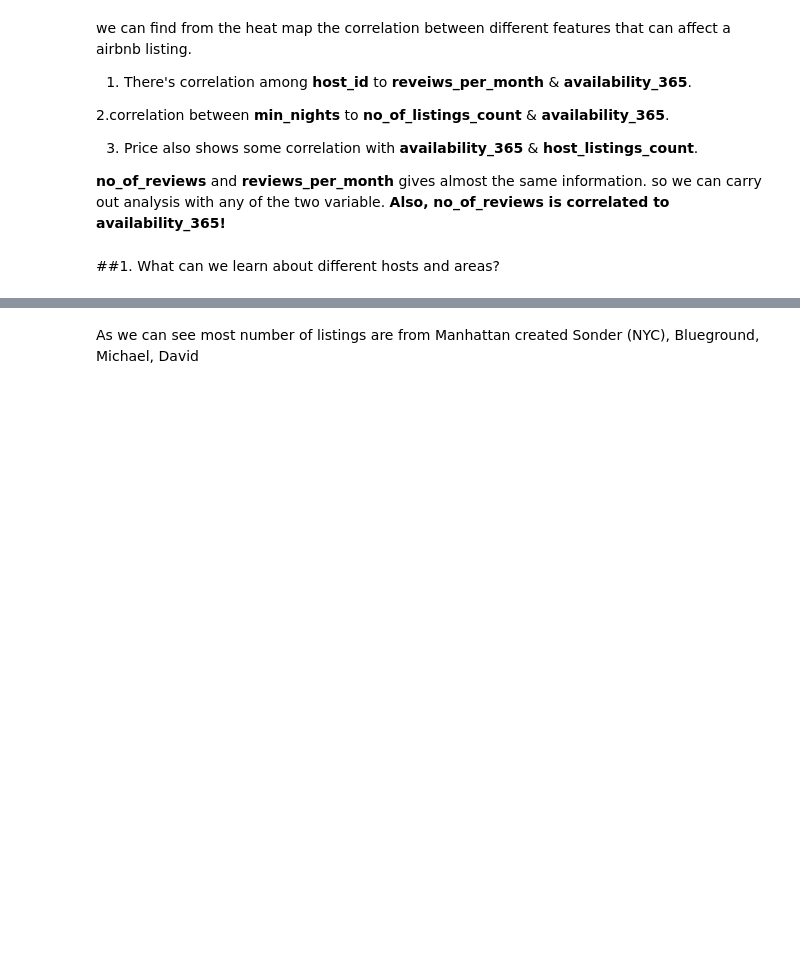
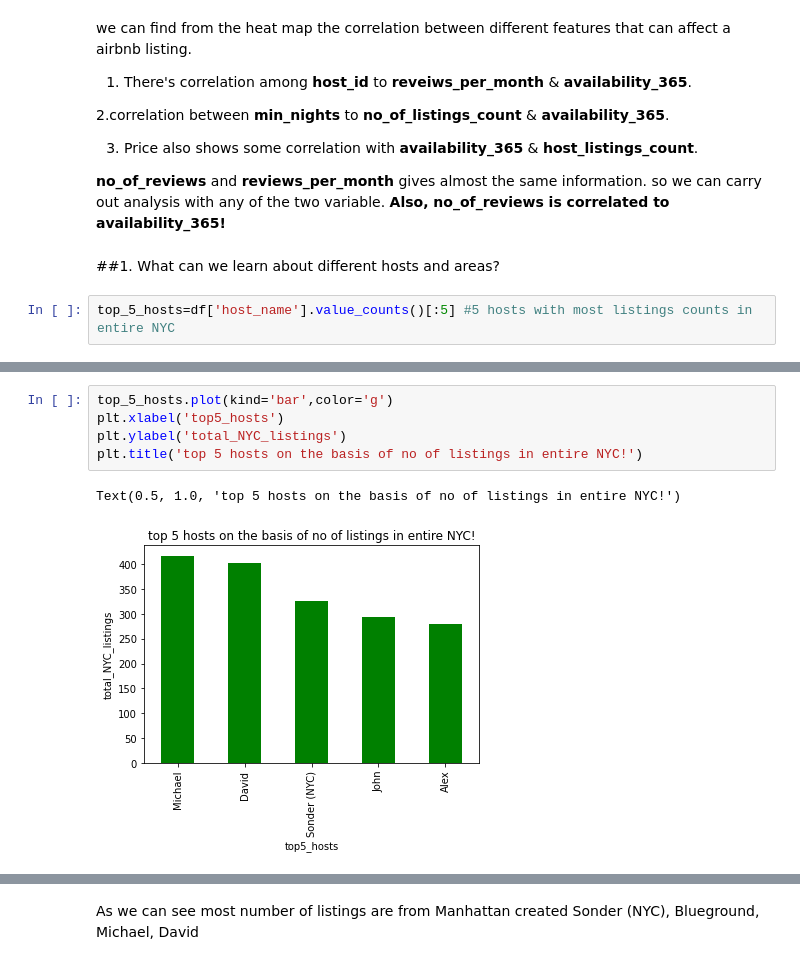
Before and after one commit to Amitpandeycoder/Airbnb-Capstone-Project, a Jupyter notebook: Airbnb_Bookings_Analysis_Capstone_Project.ipynb, the cells around one changed output, grey strips where cells are left out. Cells and saved outputs as stored; diff of their text form; blank space fills up the shorter version.

```diff
--- a/Airbnb_Bookings_Analysis_Capstone_Project.ipynb
+++ b/Airbnb_Bookings_Analysis_Capstone_Project.ipynb
@@ -316,3 +351,5 @@ we can find from the heat map the correlation between different features that ca
 **no_of_reviews** and **reviews_per_month** gives almost the same information. so we can carry out analysis with any of the two variable. **Also, no_of_reviews is correlated to availability_365!**
 # %% [markdown]
 ##1. What can we learn about different hosts and areas?
+# %%
+top_5_hosts=df['host_name'].value_counts()[:5] #5 hosts with most listings counts in entire NYC
@@ -318,0 +365,8 @@ we can find from the heat map the correlation between different features that ca
+# %%
+top_5_hosts.plot(kind='bar',color='g')
+plt.xlabel('top5_hosts')
+plt.ylabel('total_NYC_listings')
+plt.title('top 5 hosts on the basis of no of listings in entire NYC!')
+# %% [output]
+Text(0.5, 1.0, 'top 5 hosts on the basis of no of listings in entire NYC!')
+[figure, added]
```
Also changed, not shown: parts of 53 cells of this notebook.
